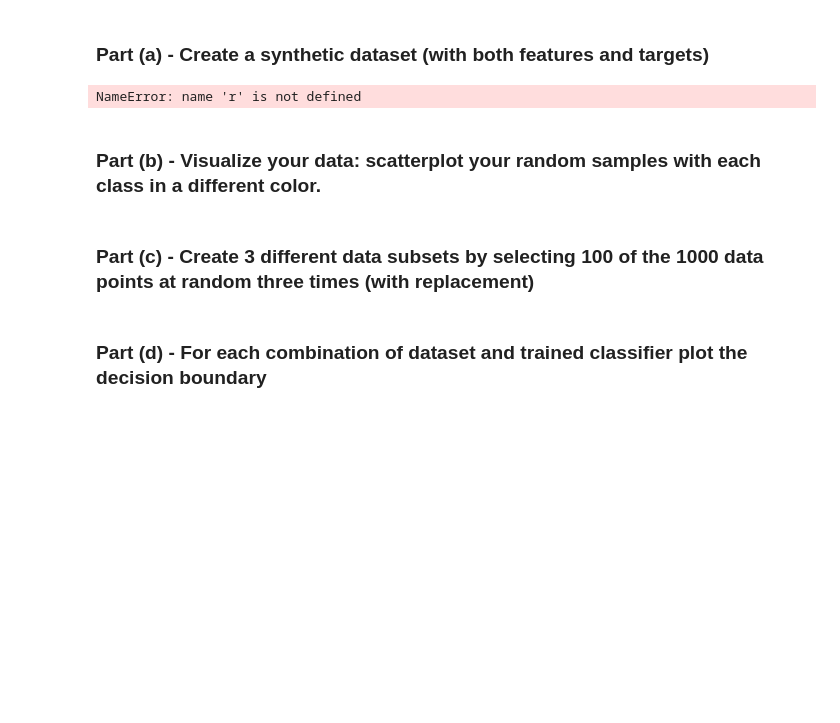
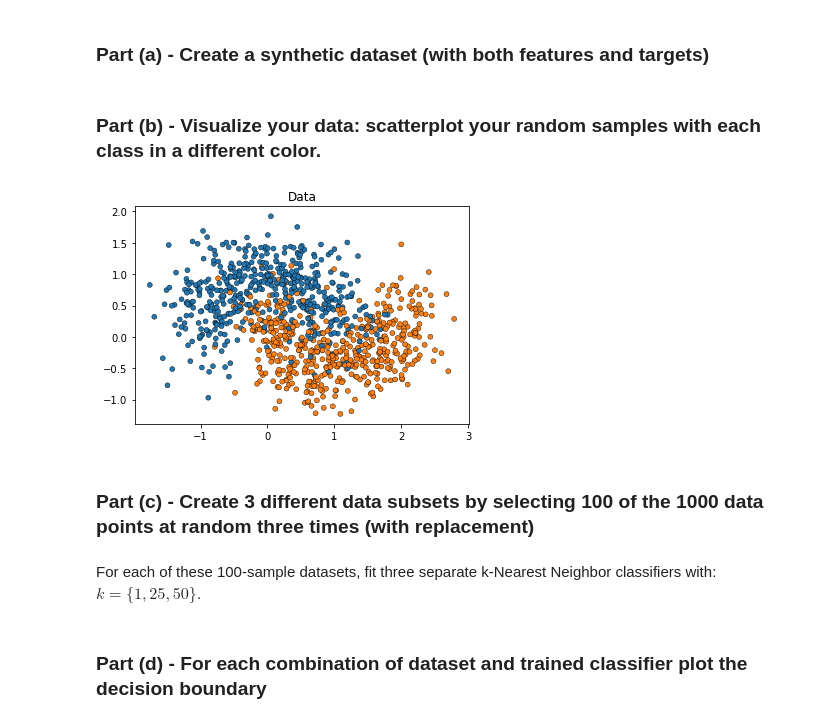
Before and after one commit to FR-Schwartz/ids705, a Jupyter notebook: assignments/Assignment_2_Fides Schwartz.ipynb, the cells around one changed output. Cells and saved outputs as stored; diff of their text form; code cells hidden in the pictures; blank space fills up the shorter version.

```diff
--- a/assignments/Assignment_2_Fides Schwartz.ipynb
+++ b/assignments/Assignment_2_Fides Schwartz.ipynb
@@ -400,15 +400,20 @@ Notes and tips for plotting decision boundaries (as in part d):
 **ANSWER 5**
 # %% [markdown]
 ### Part (a) - Create a synthetic dataset (with both features and targets)
-# %%
-from matplotlib.colors import LinearSegmentedColormap
-
-newcmp = LinearSegmentedColormap.from_list("new", [(r/255, g/255, b/255), (r/255, g/255, b/255)], N=2)
-# %% [output]
-NameError: name 'r' is not defined
 # %%
-sklearn.datasets.make_moons(n_samples=1000, *, shuffle=True, noise=0.35, random_state=None)
+from sklearn import datasets
+
+X,y = sklearn.datasets.make_moons(
+    n_samples=1000, shuffle=True, noise=0.35, random_state=None
+)
 # %% [markdown]
 ### Part (b) - Visualize your data: scatterplot your random samples with each class in a different color.
+# %%
+sns.scatterplot(
+    x=X[:, 0], y=X[:, 1], hue=y, marker="o", s=25, edgecolor="k", legend=False
+).set_title("Data")
+plt.show()
+# %% [output]
+[figure, added]
 # %% [markdown]
 ### Part (c) - Create 3 different data subsets by selecting 100 of the 1000 data points at random three times (with replacement)
@@ -414,0 +430,2 @@ sklearn.datasets.make_moons(n_samples=1000, *, shuffle=True, noise=0.35, random_
+# %% [markdown]
+For each of these 100-sample datasets, fit three separate k-Nearest Neighbor classifiers with: $k = \{1, 25, 50\}$.
```
Also changed, not shown: parts of 13 cells of this notebook.
